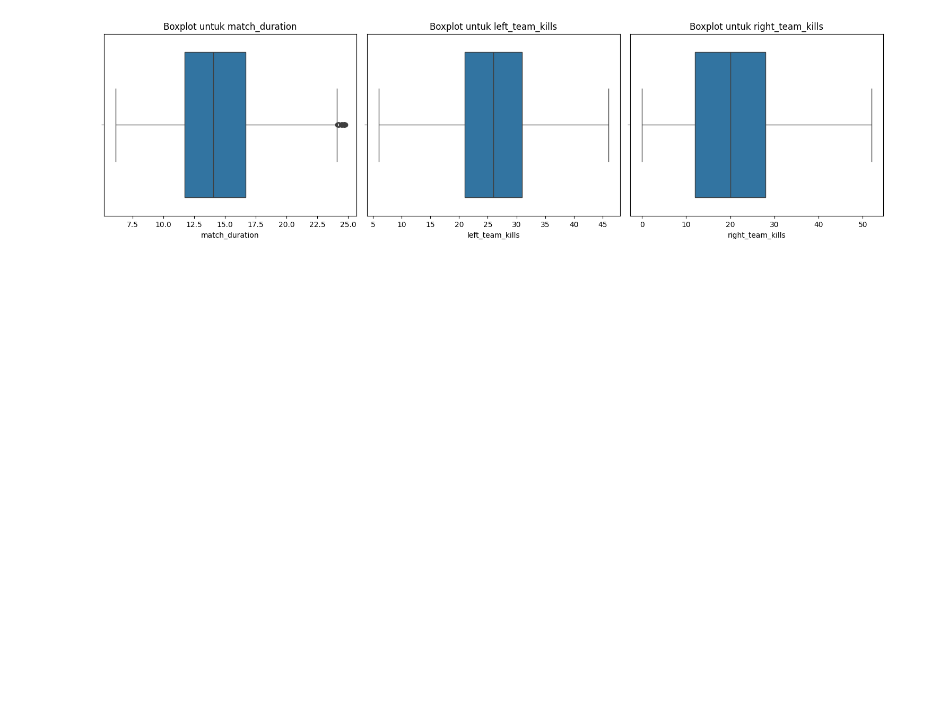
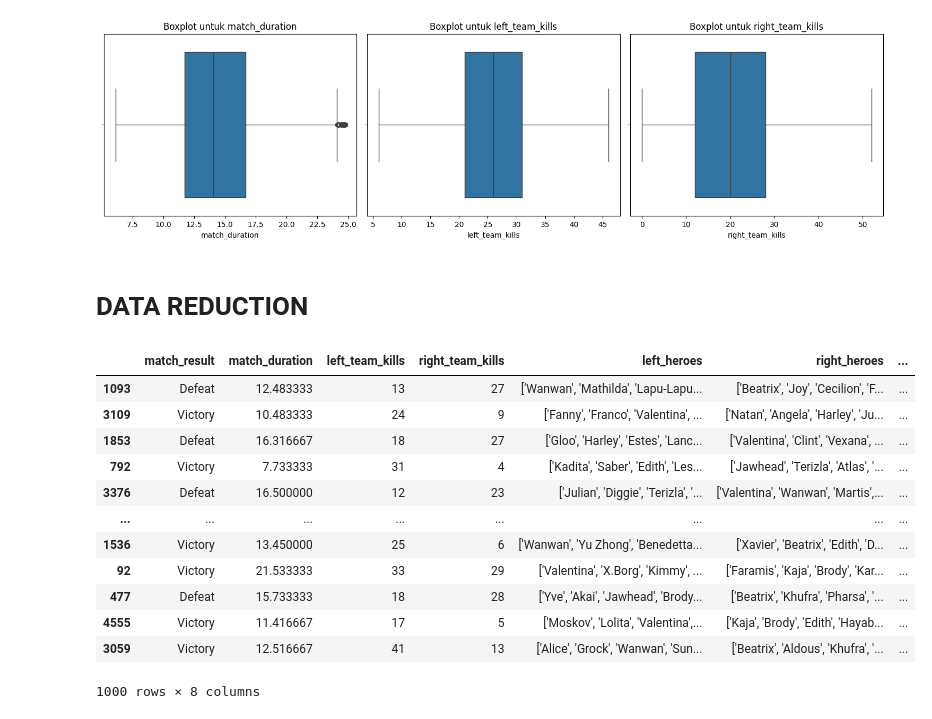
Before and after one commit to renasyan/datmin-tubes-mlbb, a Jupyter notebook: TUBES_DATMIN_MOBILE_LEGEND.ipynb, the cells around one changed output. Cells and saved outputs as stored; diff of their text form; code cells hidden in the pictures; blank space fills up the shorter version.

```diff
--- a/TUBES_DATMIN_MOBILE_LEGEND.ipynb
+++ b/TUBES_DATMIN_MOBILE_LEGEND.ipynb
@@ -122,3 +130,22 @@ right_team_kills : 6
 display_boxplot()
 # %% [output]
 [figure]
+# %% [markdown]
+# DATA REDUCTION
+# %%
+df_sampled = df.sample(n=1000, random_state=42)
+df_sampled
+# %% [output]
+|  | match_result | match_duration | left_team_kills | right_team_kills | left_heroes | right_heroes | ... |
+| 1093 | Defeat | 12.483333 | 13 | 27 | ['Wanwan', 'Mathilda', 'Lapu-Lapu... | ['Beatrix', 'Joy', 'Cecilion', 'F... | ... |
+| 3109 | Victory | 10.483333 | 24 | 9 | ['Fanny', 'Franco', 'Valentina', ... | ['Natan', 'Angela', 'Harley', 'Ju... | ... |
+| 1853 | Defeat | 16.316667 | 18 | 27 | ['Gloo', 'Harley', 'Estes', 'Lanc... | ['Valentina', 'Clint', 'Vexana', ... | ... |
+| 792 | Victory | 7.733333 | 31 | 4 | ['Kadita', 'Saber', 'Edith', 'Les... | ['Jawhead', 'Terizla', 'Atlas', '... | ... |
+| 3376 | Defeat | 16.500000 | 12 | 23 | ['Julian', 'Diggie', 'Terizla', '... | ['Valentina', 'Wanwan', 'Martis',... | ... |
+| ... | ... | ... | ... | ... | ... | ... | ... |
+| 1536 | Victory | 13.450000 | 25 | 6 | ['Wanwan', 'Yu Zhong', 'Benedetta... | ['Xavier', 'Beatrix', 'Edith', 'D... | ... |
+| 92 | Victory | 21.533333 | 33 | 29 | ['Valentina', 'X.Borg', 'Kimmy', ... | ['Faramis', 'Kaja', 'Brody', 'Kar... | ... |
+| 477 | Defeat | 15.733333 | 18 | 28 | ['Yve', 'Akai', 'Jawhead', 'Brody... | ['Beatrix', 'Khufra', 'Pharsa', '... | ... |
+| 4555 | Victory | 11.416667 | 17 | 5 | ['Moskov', 'Lolita', 'Valentina',... | ['Kaja', 'Brody', 'Edith', 'Hayab... | ... |
+| 3059 | Victory | 12.516667 | 41 | 13 | ['Alice', 'Grock', 'Wanwan', 'Sun... | ['Beatrix', 'Aldous', 'Khufra', '... | ... |
+1000 rows × 8 columns
```
Also changed, not shown: parts of 9 cells of this notebook.
